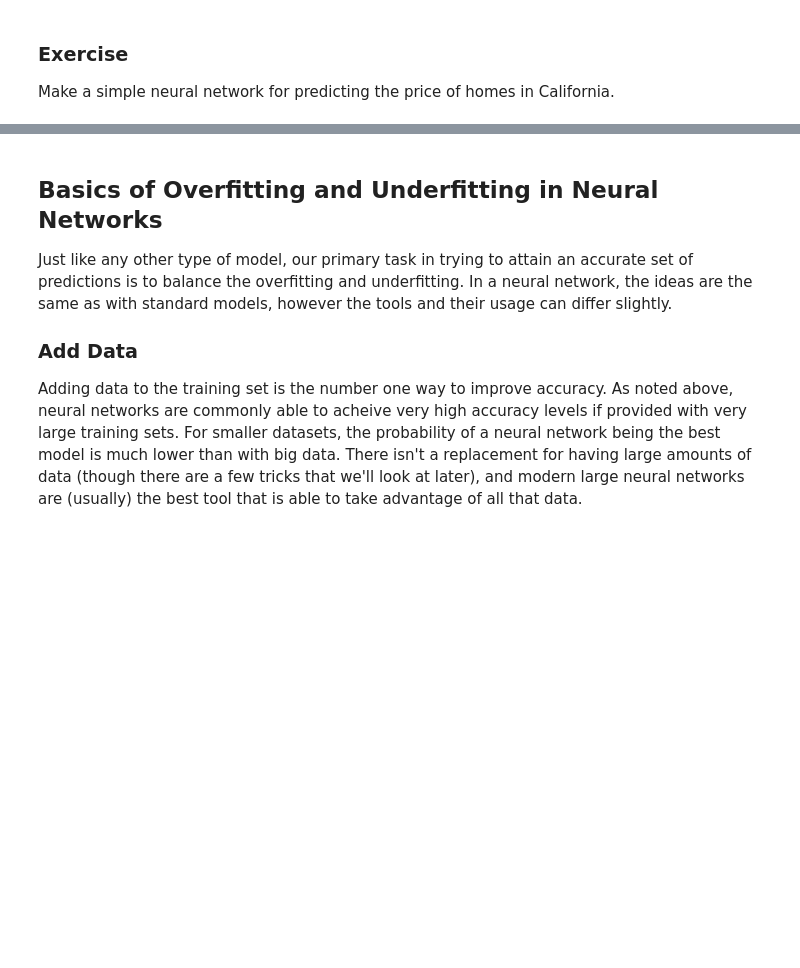
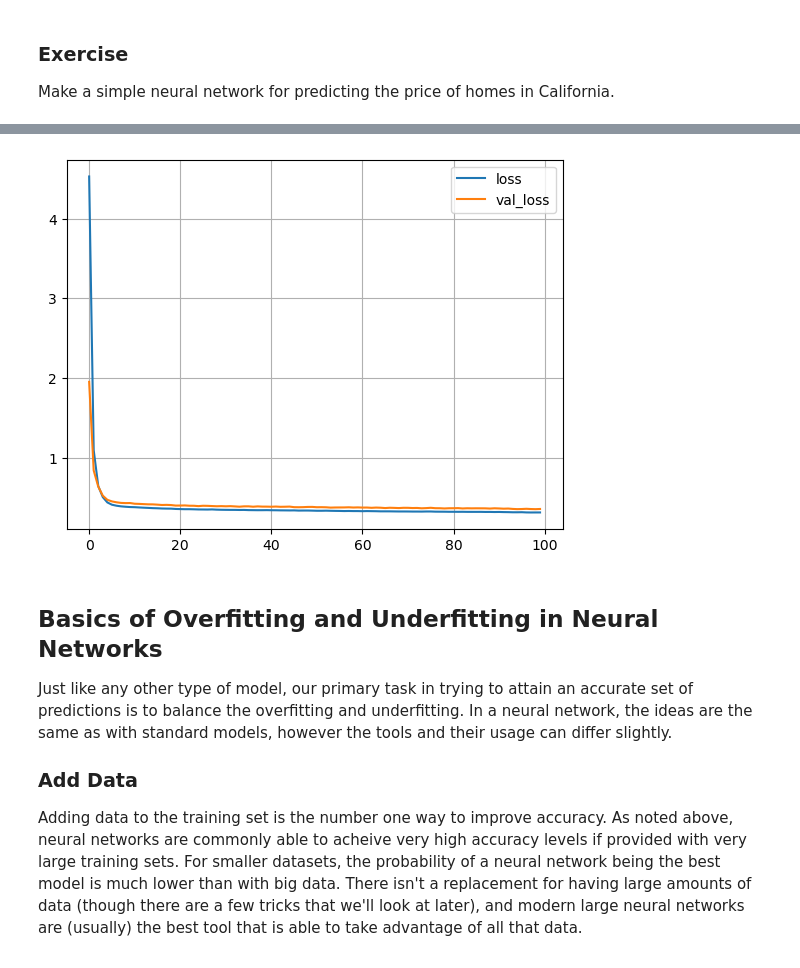
Before and after one commit to michaeljharris/Intro_to_Machine_Learning_Student_Workbooks, a Jupyter notebook: 022_keras_tensor_sol.ipynb, the cells around one changed output, grey strips where cells are left out. Drawn from its saved outputs; the diff is of its cells as text; code cells hidden in the pictures; blank space fills up the shorter version.

```diff
--- a/022_keras_tensor_sol.ipynb
+++ b/022_keras_tensor_sol.ipynb
@@ -4,10 +4,33 @@ import pandas as pd
 from keras.models import Sequential
 from keras.layers import Dense, Dropout
 from sklearn.model_selection import train_test_split
-from sklearn.metrics import mean_absolute_error
+from sklearn.metrics import mean_squared_error, mean_absolute_error
 import tensorflow as tf
-from keras.utils import np_utils
+try:
+    from keras.utils import np_utils
+except:
+    pass
+try:
+    from tensorflow.keras import utils as np_utils
+except:
+    pass
 
 import matplotlib as mpl
 import matplotlib.pyplot as plt
 from sklearn.decomposition import TruncatedSVD
+
+import platform
+
+plat = platform.system()
+print("Platform: ", plat)
+if ("M2" in plat) or ("arm" in plat) or ("Darwin" in plat) or ("M1" in plat) or ("M3" in plat):
+    is_Apple_silicon = True
+    optimizer = tf.keras.optimizers.legacy.Adam()
+    print("Apple Silicon")
+else:
+    is_Apple_silicon = False
+    #optimizer = tf.optimizers.Adam()
+    optimizer = tf.keras.optimizers.legacy.Adam()
+    print("Non-Apple Silicon")
+
+error_metric_used = 'mean_squared_error'
@@ -241,5 +324,6 @@ cal_model.summary()
 # %%
-cal_model.compile(loss='mean_squared_error', optimizer=tf.optimizers.Adam())
+cal_model.compile(loss=error_metric_used, optimizer=tf.optimizers.Adam())
 cal_train_log = cal_model.fit(X_train_cal, y_train_cal, epochs=BASE_EPOCHS, batch_size=50, validation_split=.2, verbose=1)
 cal_model.evaluate(X_test_cal, y_test_cal)
 plot_loss(cal_train_log)
+# %% [output]
@@ -246,3 +349,4 @@ plot_loss(cal_train_log)
+[figure, added]
 # %% [markdown]
 ## Basics of Overfitting and Underfitting in Neural Networks
 
```
Also changed, not shown: parts of 26 cells of this notebook.
